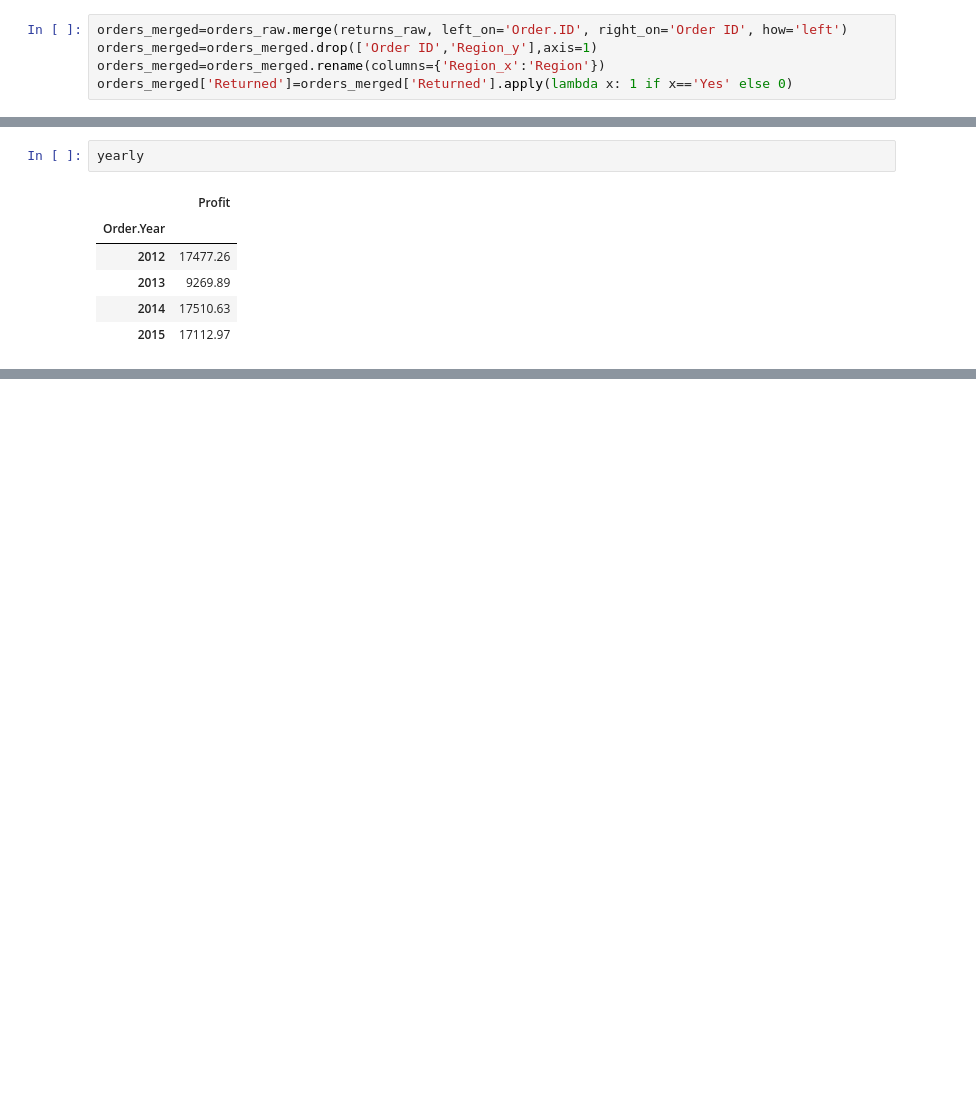
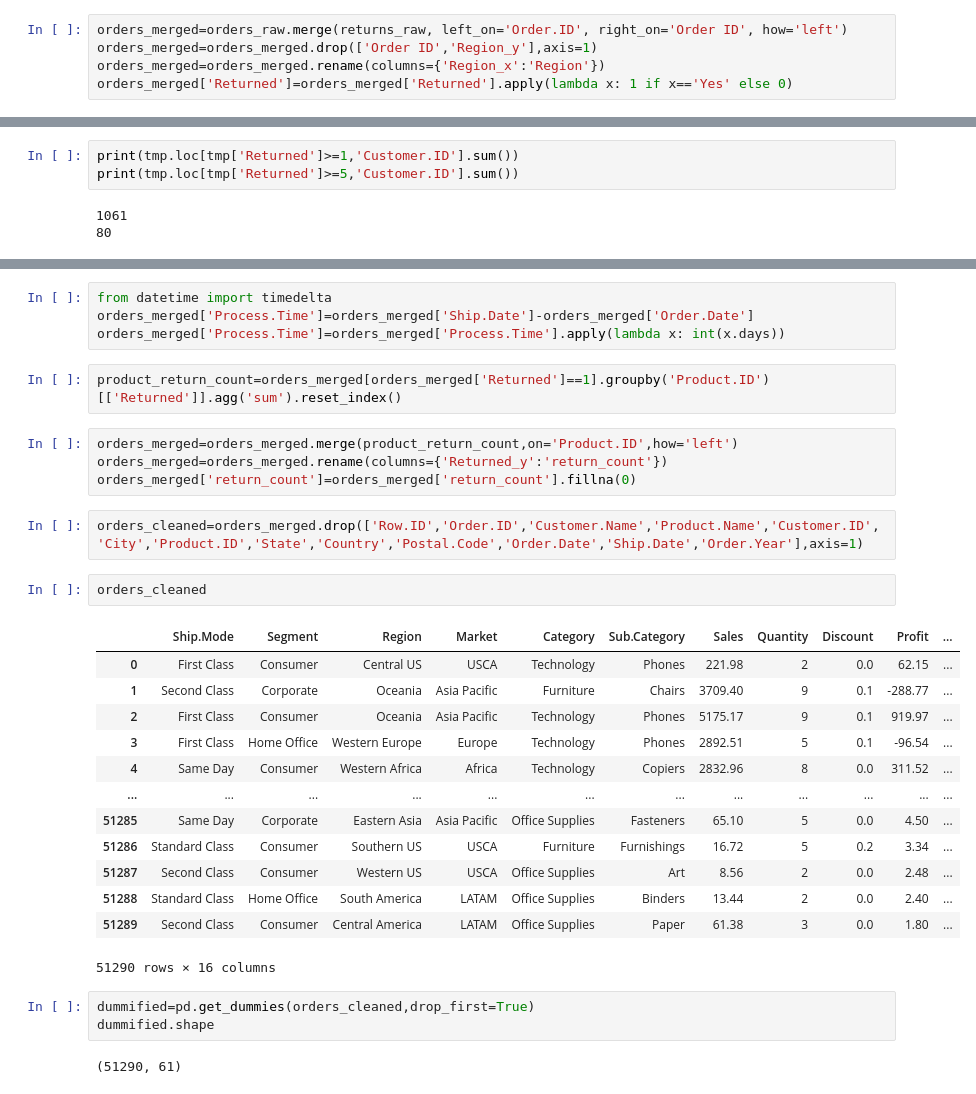
Before and after one commit to kiwymic/nycdsa_ml_lab, a Jupyter notebook: Mo_EDA_notebook.ipynb, the cells around one changed output, grey strips where cells are left out. Saved outputs shown, nothing was run; the diff lists cells and outputs as text; blank space fills up the shorter version.

```diff
--- a/Mo_EDA_notebook.ipynb
+++ b/Mo_EDA_notebook.ipynb
@@ -79,15 +82,6 @@ orders_merged.head().T
 | Order.Month | 11 | 2 | 10 | 1 | 11 |
 | Order.Year | 2014 | 2014 | 2014 | 2014 | 2014 |
 | Returned | 0 | 0 | 0 | 0 | 0 |
-# %%
-yearly
-# %% [output]
-|  | Profit |
-| Order.Year |  |
-| 2012 | 17477.26 |
-| 2013 | 9269.89 |
-| 2014 | 17510.63 |
-| 2015 | 17112.97 |
 # %%
 yearly=orders_merged.loc[orders_merged['Returned']==1].groupby('Order.Year')[['Profit']].agg('sum').reset_index()
 
@@ -103,6 +97,12 @@ fig = px.bar(tmp, x="Returned", y="Customer.ID", title='Number of customers by n
 fig.show()
 # %% [output]
 [interactive output not drawn]
+# %%
+print(tmp.loc[tmp['Returned']>=1,'Customer.ID'].sum())
+print(tmp.loc[tmp['Returned']>=5,'Customer.ID'].sum())
+# %% [output]
+1061
+80
 # %%
 regional=orders_merged.groupby('Region')[['Returned']].agg(['sum','count'])
 regional=regional.reset_index()
@@ -125,3 +125,36 @@ fig = px.bar(product_specific, x="Sub.Category", y="Quota", title='Percentage of
 fig.show()
 # %% [output]
 [interactive output not drawn]
+# %%
+from datetime import timedelta
+orders_merged['Process.Time']=orders_merged['Ship.Date']-orders_merged['Order.Date']
+orders_merged['Process.Time']=orders_merged['Process.Time'].apply(lambda x: int(x.days))
+# %%
+product_return_count=orders_merged[orders_merged['Returned']==1].groupby('Product.ID')[['Returned']].agg('sum').reset_index()
+# %%
+orders_merged=orders_merged.merge(product_return_count,on='Product.ID',how='left')
+orders_merged=orders_merged.rename(columns={'Returned_y':'return_count'})
+orders_merged['return_count']=orders_merged['return_count'].fillna(0)
+# %%
+orders_cleaned=orders_merged.drop(['Row.ID','Order.ID','Customer.Name','Product.Name','Customer.ID','City','Product.ID','State','Country','Postal.Code','Order.Date','Ship.Date','Order.Year'],axis=1)
+# %%
+orders_cleaned
+# %% [output]
+|  | Ship.Mode | Segment | Region | Market | Category | Sub.Category | Sales | Quantity | Discount | Profit | ... |
+| 0 | First Class | Consumer | Central US | USCA | Technology | Phones | 221.98 | 2 | 0.0 | 62.15 | ... |
+| 1 | Second Class | Corporate | Oceania | Asia Pacific | Furniture | Chairs | 3709.40 | 9 | 0.1 | -288.77 | ... |
+| 2 | First Class | Consumer | Oceania | Asia Pacific | Technology | Phones | 5175.17 | 9 | 0.1 | 919.97 | ... |
+| 3 | First Class | Home Office | Western Europe | Europe | Technology | Phones | 2892.51 | 5 | 0.1 | -96.54 | ... |
+| 4 | Same Day | Consumer | Western Africa | Africa | Technology | Copiers | 2832.96 | 8 | 0.0 | 311.52 | ... |
+| ... | ... | ... | ... | ... | ... | ... | ... | ... | ... | ... | ... |
+| 51285 | Same Day | Corporate | Eastern Asia | Asia Pacific | Office Supplies | Fasteners | 65.10 | 5 | 0.0 | 4.50 | ... |
+| 51286 | Standard Class | Consumer | Southern US | USCA | Furniture | Furnishings | 16.72 | 5 | 0.2 | 3.34 | ... |
+| 51287 | Second Class | Consumer | Western US | USCA | Office Supplies | Art | 8.56 | 2 | 0.0 | 2.48 | ... |
+| 51288 | Standard Class | Home Office | South America | LATAM | Office Supplies | Binders | 13.44 | 2 | 0.0 | 2.40 | ... |
+| 51289 | Second Class | Consumer | Central America | LATAM | Office Supplies | Paper | 61.38 | 3 | 0.0 | 1.80 | ... |
+51290 rows × 16 columns
+# %%
+dummified=pd.get_dummies(orders_cleaned,drop_first=True)
+dummified.shape
+# %% [output]
+(51290, 61)
```
Also changed, not shown: parts of 20 cells of this notebook, 1 other file.
